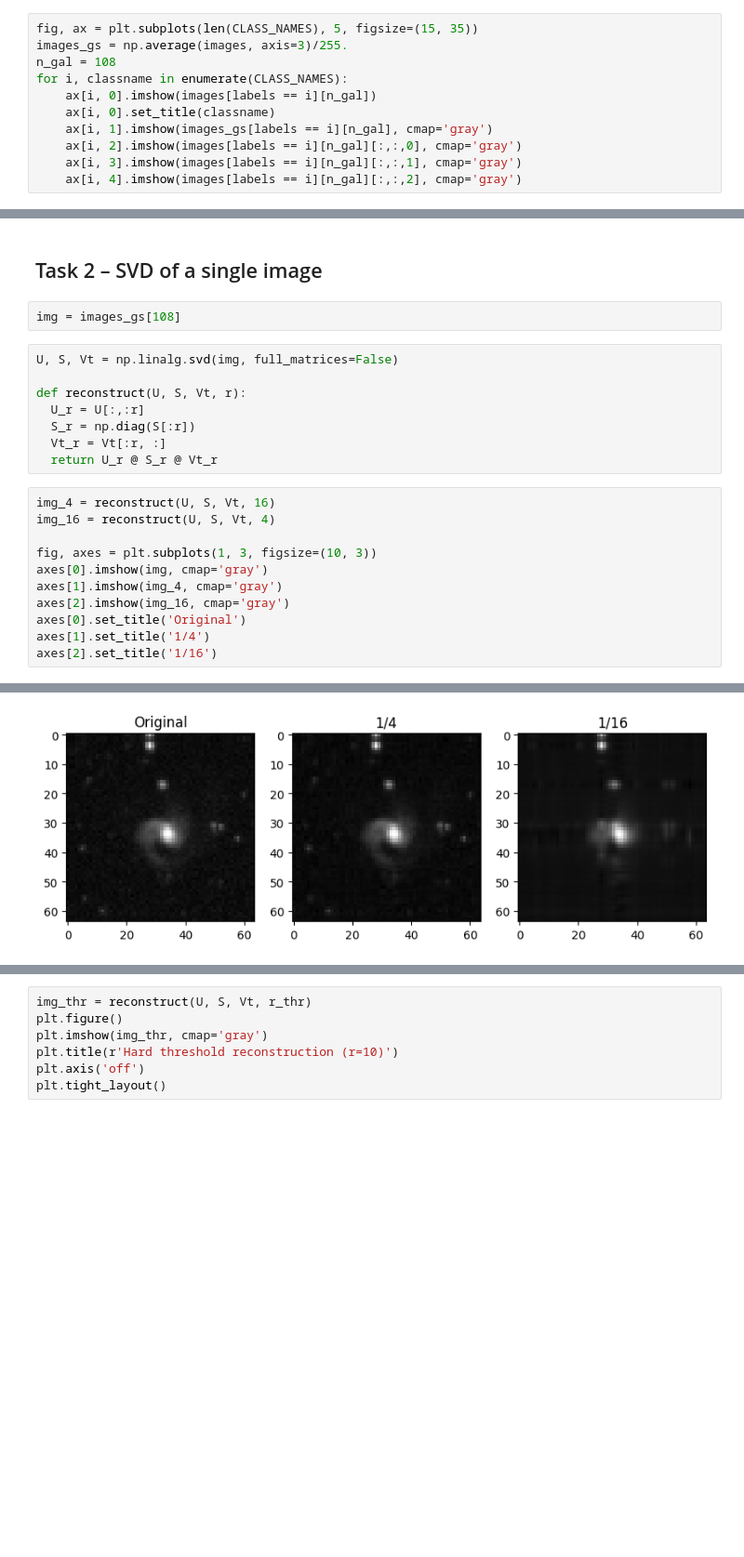
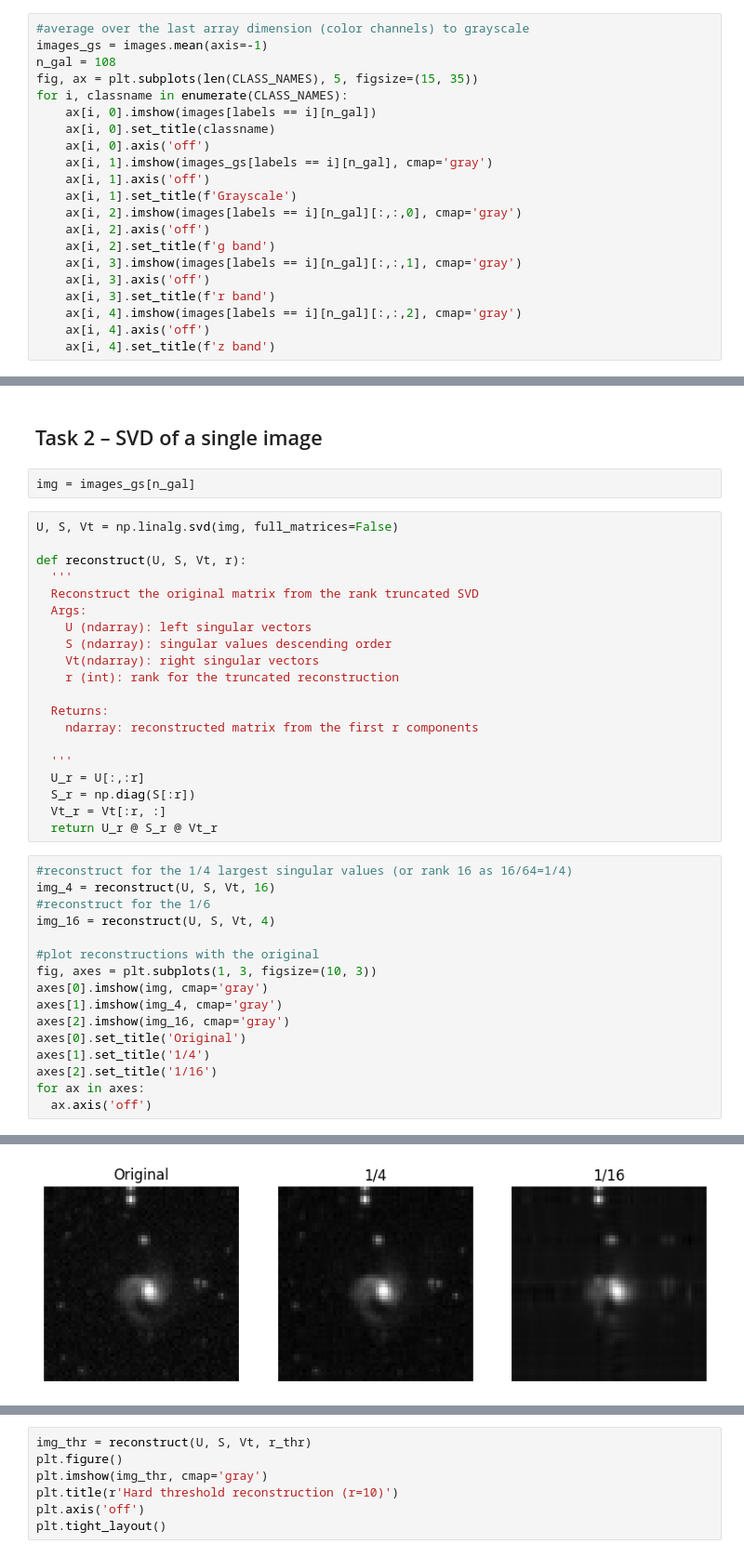
Before and after one commit to CosmicHitchhiker/ds_astro_2026s, a Jupyter notebook: ex3/ex3.ipynb, the cells around one changed output, grey strips where cells are left out. Shown at 93% size. Saved outputs shown, nothing was run; the diff lists cells and outputs as text; blank space fills up the shorter version.

```diff
--- a/ex3/ex3.ipynb
+++ b/ex3/ex3.ipynb
@@ -40,14 +41,24 @@ plt.imshow(images[108])
 # %% [markdown]
 ## Task 1 – Exploration and preprocessing.
 # %%
+#average over the last array dimension (color channels) to grayscale
+images_gs = images.mean(axis=-1)
+n_gal = 108
 fig, ax = plt.subplots(len(CLASS_NAMES), 5, figsize=(15, 35))
-images_gs = np.average(images, axis=3)/255.
-n_gal = 108
 for i, classname in enumerate(CLASS_NAMES):
     ax[i, 0].imshow(images[labels == i][n_gal])
     ax[i, 0].set_title(classname)
+    ax[i, 0].axis('off')
     ax[i, 1].imshow(images_gs[labels == i][n_gal], cmap='gray')
+    ax[i, 1].axis('off')
+    ax[i, 1].set_title(f'Grayscale')
     ax[i, 2].imshow(images[labels == i][n_gal][:,:,0], cmap='gray')
+    ax[i, 2].axis('off')
+    ax[i, 2].set_title(f'g band')
     ax[i, 3].imshow(images[labels == i][n_gal][:,:,1], cmap='gray')
+    ax[i, 3].axis('off')
+    ax[i, 3].set_title(f'r band')
     ax[i, 4].imshow(images[labels == i][n_gal][:,:,2], cmap='gray')
+    ax[i, 4].axis('off')
+    ax[i, 4].set_title(f'z band')
 # %% [output]
@@ -55,19 +66,34 @@ for i, classname in enumerate(CLASS_NAMES):
 # %% [markdown]
 ## Task 2 – SVD of a single image
 # %%
-img = images_gs[108]
+img = images_gs[n_gal]
 # %%
 U, S, Vt = np.linalg.svd(img, full_matrices=False)
 
 def reconstruct(U, S, Vt, r):
+  '''
+  Reconstruct the original matrix from the rank truncated SVD
+  Args:
+    U (ndarray): left singular vectors
+    S (ndarray): singular values descending order
+    Vt(ndarray): right singular vectors
+    r (int): rank for the truncated reconstruction
+
+  Returns:
+    ndarray: reconstructed matrix from the first r components
+
+  '''
   U_r = U[:,:r]
   S_r = np.diag(S[:r])
   Vt_r = Vt[:r, :]
   return U_r @ S_r @ Vt_r
 # %%
+#reconstruct for the 1/4 largest singular values (or rank 16 as 16/64=1/4)
 img_4 = reconstruct(U, S, Vt, 16)
+#reconstruct for the 1/6
 img_16 = reconstruct(U, S, Vt, 4)
 
+#plot reconstructions with the original
 fig, axes = plt.subplots(1, 3, figsize=(10, 3))
 axes[0].imshow(img, cmap='gray')
 axes[1].imshow(img_4, cmap='gray')
@@ -75,4 +101,6 @@ axes[2].imshow(img_16, cmap='gray')
 axes[0].set_title('Original')
 axes[1].set_title('1/4')
 axes[2].set_title('1/16')
+for ax in axes:
+  ax.axis('off')
 # %% [output]
@@ -80,3 +107,3 @@ Text(0.5, 1.0, '1/16')
-[figure, old version]
+[figure, new version]
 # %%
 fve = np.cumsum(S**2) / np.sum(S**2)
```
Also changed, not shown: parts of 10 cells of this notebook.
